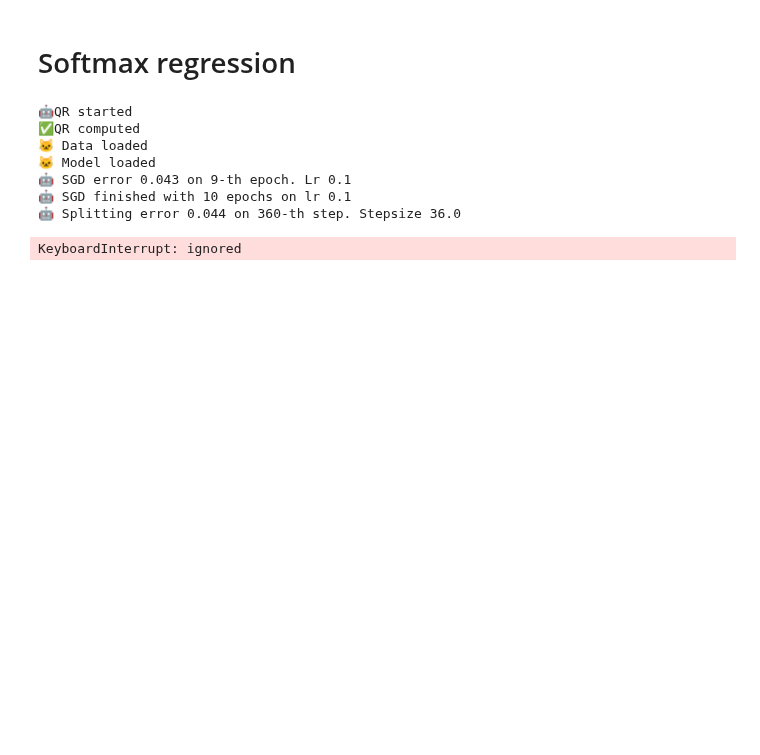
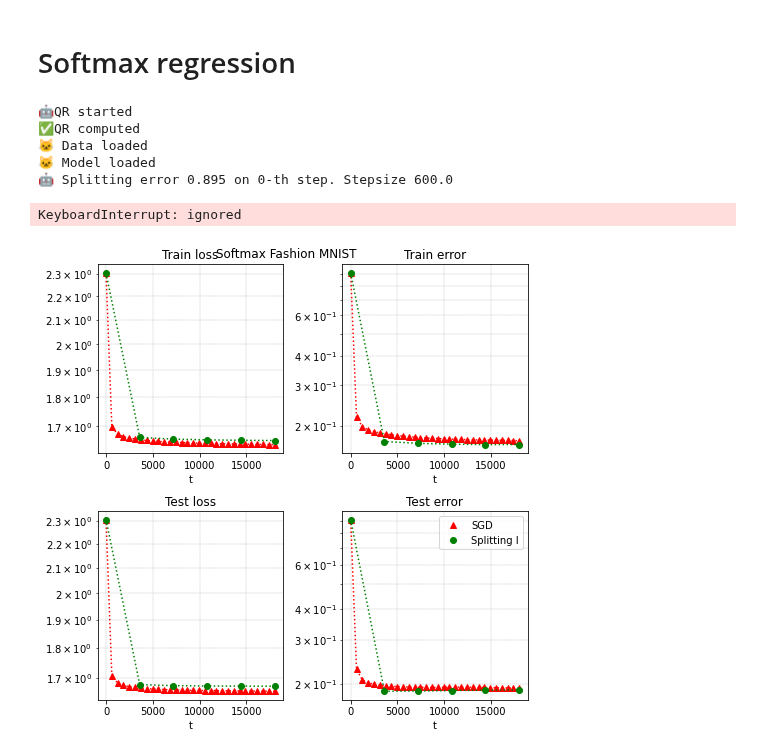
Before and after one commit to MerkulovDaniil/split-sgd, a Jupyter notebook: Code/Continuous_time.ipynb, the cells around one changed output. Drawn from its saved outputs; the diff is of its cells as text; code cells hidden in the pictures; blank space fills up the shorter version.

Commit message:
all splitting experiments

```diff
--- a/Code/Continuous_time.ipynb
+++ b/Code/Continuous_time.ipynb
@@ -148,7 +149,7 @@ def sgd_training(theta_0, theta_lstsq, Xs, ys, lr, N_epochs = N_epochs):
     n = b*m
     loss_sgd, grad_sgd, par_diff_sgd = [], [], []
     theta_t = theta_0
-    for i_epoch in range(N_epochs):
+    for i_epoch in tqdm_notebook(range(N_epochs)):
         loss_sgd.append(loss(Xs, theta_t, ys))
         grad_sgd.append(np.linalg.norm(gradient(Xs, theta_t, ys)))
         par_diff_sgd.append(np.linalg.norm(theta_t - theta_lstsq)/np.linalg.norm(theta_lstsq))
@@ -165,7 +166,7 @@ def gd_training(theta_0, theta_lstsq, X, y, total_time, stepsize):
     loss_gd, grad_gd, par_diff_gd = [], [], []
     theta_t = theta_0
     N_steps = int(total_time/stepsize)
-    for i_step in range(N_steps):
+    for i_step in tqdm_notebook(range(N_steps)):
         loss_gd.append(loss(X, theta_t, y))
         grad_gd.append(np.linalg.norm(gradient(X, theta_t, y)))
         par_diff_gd.append(np.linalg.norm(theta_t - theta_lstsq)/np.linalg.norm(theta_lstsq))
@@ -182,7 +183,7 @@ def spl_training(theta_0, theta_lstsq, Qs, Rs, Xs, ys, stepsize, N_spl_steps = N
     n = b*m
     loss_spl, grad_spl, par_diff_spl = [], [], []
     theta_t = theta_0
-    for i_step in range(N_spl_steps):
+    for i_step in tqdm_notebook(range(N_spl_steps)):
         i_batch = i_step % m
         if i_batch == 0:
             loss_spl.append(loss(Xs, theta_t, ys))
@@ -1089,8 +1100,9 @@ def plot_continuous_time_softmax(times, losses_trains, losses_tests, errors_trai
     plt.show()
 # %%
 BATCH_SIZE = 50
-LEARNING_RATE = 1e-1
-K = 3
+LEARNING_RATE = 5e-1
+K = 10
+SKIP_RATE = 100
 
 X_trains, y_trains, X_test, y_test, Qs, Rs = load_batched_data(batch_size=BATCH_SIZE, shuffle = True, qr_mode = True, number_of_classes=K)
 m_train, BATCH_SIZE, p = X_trains.shape # Yes, here we have bs the same as input parameter in the previous line.
@@ -1100,7 +1112,7 @@ N_epochs = 10
 h = LEARNING_RATE*m_train # with this values we have equal number of epochs
 # h = 10
 TOTAL_TIME = N_epochs*LEARNING_RATE*m_train
-GF_STEPSIZE   = 1e-2
+GF_STEPSIZE   = 5e-1
 
 N_spl_epochs = int(np.floor(TOTAL_TIME/h))
 N_spl_steps  = N_spl_epochs*m_train
@@ -1119,20 +1131,29 @@ print('🐱 Model loaded')
 init_bound = 1.0/math.sqrt(p)
 theta_0 = init_bound*torch.FloatTensor(p, K).uniform_(-1, 1)
 
-thetas_gd, losses_train_gd, losses_test_gd, errors_train_gd, errors_test_gd = \
-    gradient_flow_euler_training(theta_0, X_trains, y_trains, X_test, y_test, lr = GF_STEPSIZE, model=model, total_time=TOTAL_TIME)
+# thetas_gd, losses_train_gd, losses_test_gd, errors_train_gd, errors_test_gd = \
+#     gradient_flow_euler_training(theta_0, X_trains, y_trains, X_test, y_test, lr = GF_STEPSIZE, model=model, total_time=TOTAL_TIME)
+
+thetas_spl, losses_train_spl, losses_test_spl, errors_train_spl, errors_test_spl = \
+    spl_training(theta_0, Qs, Rs, X_trains, y_trains, X_test, y_test, stepsize=h, N_spl_steps = N_spl_steps, model=model)
 
 thetas_sgd, losses_train_sgd, losses_test_sgd, errors_train_sgd, errors_test_sgd = \
     sgd_training(theta_0, X_trains, y_trains, X_test, y_test, lr=LEARNING_RATE, model=model, N_epochs=N_epochs)
-
-thetas_spl, losses_train_spl, losses_test_spl, errors_train_spl, errors_test_spl = \
-    spl_training(theta_0, Qs, Rs, X_trains, y_trains, X_test, y_test, stepsize=h, N_spl_steps = N_spl_steps, model=model)
 # %% [output]
 🤖QR started
 ✅QR computed
 🐱 Data loaded
 🐱 Model loaded
-🤖 SGD error 0.043 on 9-th epoch. Lr 0.1
-🤖 SGD finished with 10 epochs on lr 0.1
-🤖 Splitting error 0.044 on 360-th step. Stepsize 36.0
+🤖 Splitting error 0.895 on 0-th step. Stepsize 600.0
 KeyboardInterrupt: ignored
+# %%
+times         = [ts_sgd,           ts_spl]#,           ts_gd[::SKIP_RATE]]
+losses_trains = [losses_train_sgd, losses_train_spl]#, losses_train_gd]
+losses_tests  = [losses_test_sgd,  losses_test_spl]#,  losses_test_gd]
+errors_trains = [errors_train_sgd, errors_train_spl]#, errors_train_gd]
+errors_tests  = [errors_test_sgd,  errors_test_spl]#,  errors_test_gd]
+title     = 'Softmax Fashion MNIST'
+
+plot_continuous_time_softmax(times, losses_trains, losses_tests, errors_trains, errors_tests, LABELS, title = title)
+# %% [output]
+[figure, added]
```
Also changed, not shown: parts of 3 cells of this notebook.
